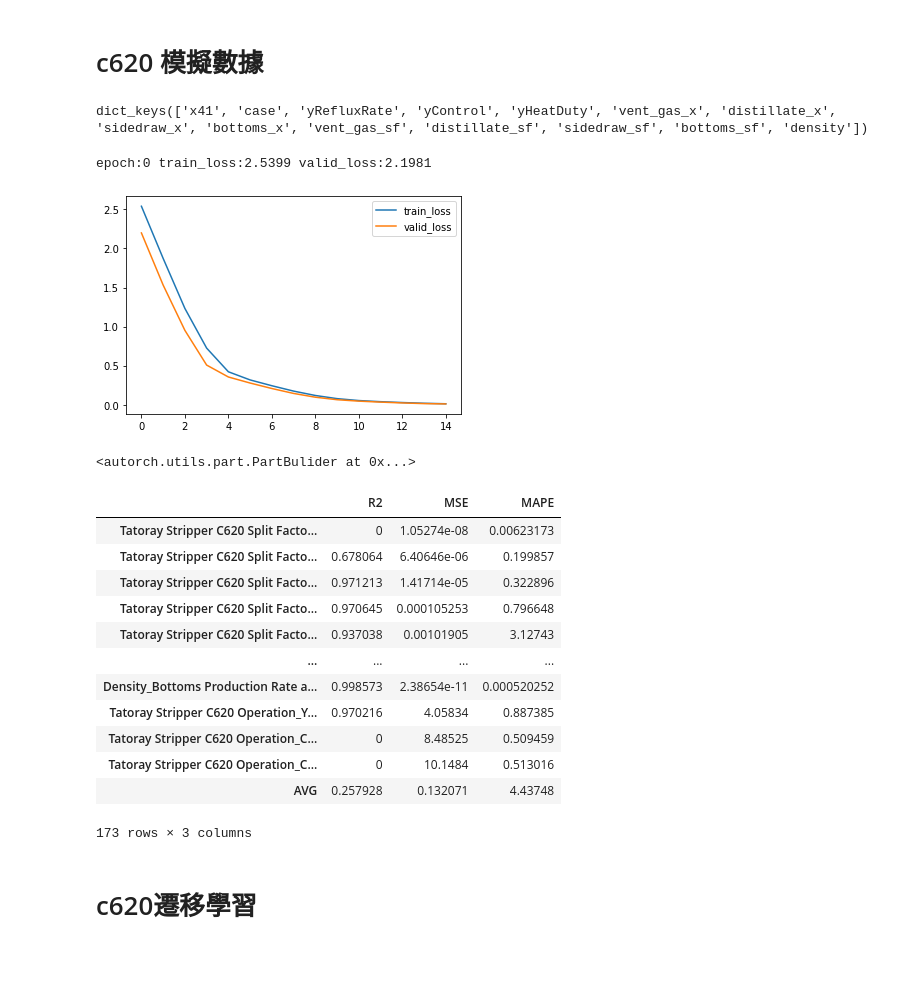
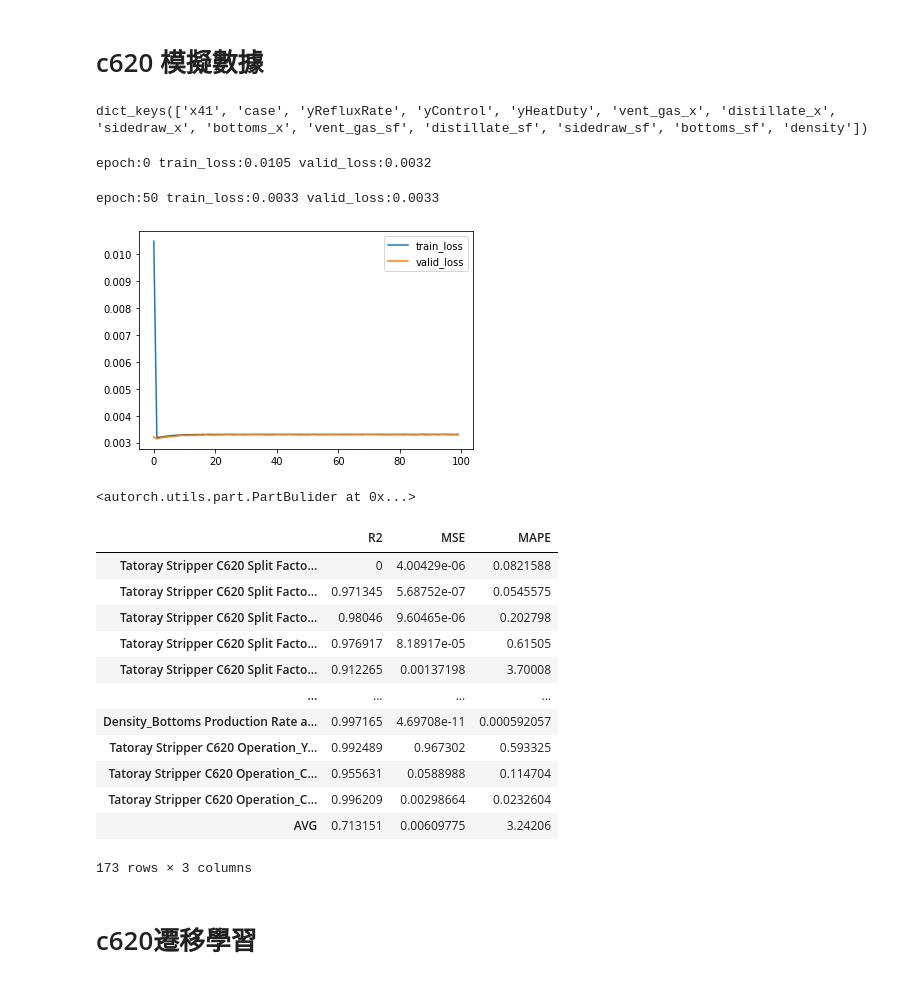
Before and after one commit to skywalker0803r/c620, a Jupyter notebook: notebook/linear_model.ipynb, the cells around one changed output. Drawn from its saved outputs; the diff is of its cells as text; code cells hidden in the pictures.

```diff
--- a/notebook/linear_model.ipynb
+++ b/notebook/linear_model.ipynb
@@ -8,48 +8,49 @@ import joblib
 import autorch
 from torch import nn#
 from torch.optim import Adam
-max_epochs = 15
+max_epochs = 100
 # %% [markdown]
 # c620 模擬數據
 # %%
 # load data
 c620_df = pd.read_csv('/content/drive/MyDrive/台塑輕油案子/data/c620/cleaned/c620_train.csv',index_col=0)
 c620_df_real = pd.read_excel('/content/drive/MyDrive/台塑輕油案子/data/c620/明志_遷移式學習_訓練資料_寄送版/c620_data.xlsx',index_col=0)
 c = joblib.load('/content/drive/MyDrive/台塑輕油案子/data/c620/col_names/c620_col_names.pkl')
 print(c.keys())
 # def col
 x_col = c['case']+c['x41']
 op_col = c['density']+c['yRefluxRate']+c['yHeatDuty']+c['yControl']
 op_col = c620_df_real[op_col].dropna(axis=1).columns.tolist()
 sp_col = c['vent_gas_sf']+c['distillate_sf']+c['sidedraw_sf']+c['bottoms_sf']
 n_idx = [[i,i+41,i+41*2,i+41*3] for i in range(41)]
 
 # modeling
-c620_model = autorch.utils.PartBulider(c620_df,x_col,sp_col+op_col,limit_y_range=False,normalize_idx_list=n_idx,max_epochs=max_epochs)
+c620_model = autorch.utils.PartBulider(c620_df,x_col,sp_col+op_col,limit_y_range=True,normalize_idx_list=n_idx,max_epochs=max_epochs)
 c620_model.net = nn.Linear(len(x_col),len(sp_col)+len(op_col))
 c620_model.optimizer = Adam(c620_model.net.parameters(),lr=0.01)
 c620_model.train()
 # %% [output]
 dict_keys(['x41', 'case', 'yRefluxRate', 'yControl', 'yHeatDuty', 'vent_gas_x', 'distillate_x', 'sidedraw_x', 'bottoms_x', 'vent_gas_sf', 'distillate_sf', 'sidedraw_sf', 'bottoms_sf', 'density'])
-epoch:0 train_loss:2.5399 valid_loss:2.1981
+epoch:0 train_loss:0.0105 valid_loss:0.0032
+epoch:50 train_loss:0.0033 valid_loss:0.0033
-[figure, old version]
+[figure, new version]
-<autorch.utils.part.PartBulider at 0x...>
+<autorch.utils.part.PartBulider at 0x...>
 # %%
 # test
 c620_model.test(e=0.02)
 # %% [output]
 |  | R2 | MSE | MAPE |
-| Tatoray Stripper C620 Split Facto... | 0 | 1.05274e-08 | 0.00623173 |
-| Tatoray Stripper C620 Split Facto... | 0.678064 | 6.40646e-06 | 0.199857 |
-| Tatoray Stripper C620 Split Facto... | 0.971213 | 1.41714e-05 | 0.322896 |
-| Tatoray Stripper C620 Split Facto... | 0.970645 | 0.000105253 | 0.796648 |
-| Tatoray Stripper C620 Split Facto... | 0.937038 | 0.00101905 | 3.12743 |
+| Tatoray Stripper C620 Split Facto... | 0 | 4.00429e-06 | 0.0821588 |
+| Tatoray Stripper C620 Split Facto... | 0.971345 | 5.68752e-07 | 0.0545575 |
+| Tatoray Stripper C620 Split Facto... | 0.98046 | 9.60465e-06 | 0.202798 |
+| Tatoray Stripper C620 Split Facto... | 0.976917 | 8.18917e-05 | 0.61505 |
+| Tatoray Stripper C620 Split Facto... | 0.912265 | 0.00137198 | 3.70008 |
 | ... | ... | ... | ... |
-| Density_Bottoms Production Rate a... | 0.998573 | 2.38654e-11 | 0.000520252 |
-| Tatoray Stripper C620 Operation_Y... | 0.970216 | 4.05834 | 0.887385 |
-| Tatoray Stripper C620 Operation_C... | 0 | 8.48525 | 0.509459 |
-| Tatoray Stripper C620 Operation_C... | 0 | 10.1484 | 0.513016 |
-| AVG | 0.257928 | 0.132071 | 4.43748 |
+| Density_Bottoms Production Rate a... | 0.997165 | 4.69708e-11 | 0.000592057 |
+| Tatoray Stripper C620 Operation_Y... | 0.992489 | 0.967302 | 0.593325 |
+| Tatoray Stripper C620 Operation_C... | 0.955631 | 0.0588988 | 0.114704 |
+| Tatoray Stripper C620 Operation_C... | 0.996209 | 0.00298664 | 0.0232604 |
+| AVG | 0.713151 | 0.00609775 | 3.24206 |
 173 rows × 3 columns
 # %% [markdown]
 # c620遷移學習
```
Also changed, not shown: parts of 13 cells of this notebook.
